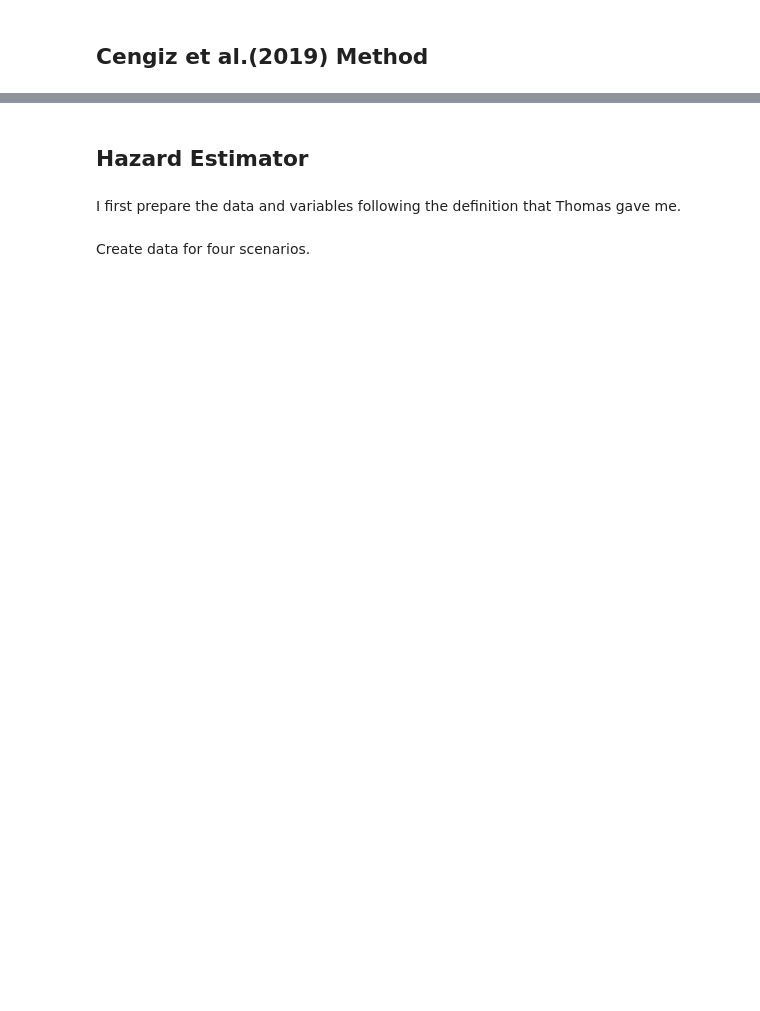
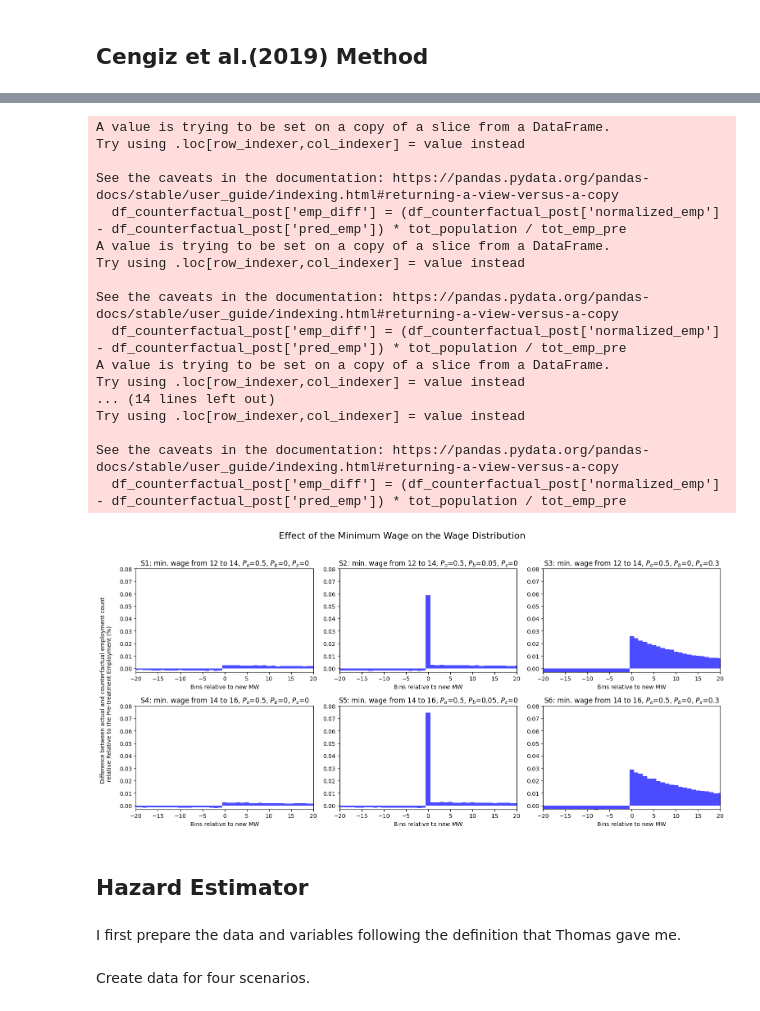
Before and after one commit to boyuchen21/minimum_wage, a Jupyter notebook: codes/compare_estimators.ipynb, the cells around one changed output, grey strips where cells are left out. Cells and saved outputs as stored; diff of their text form; code cells hidden in the pictures; blank space fills up the shorter version.

```diff
--- a/codes/compare_estimators.ipynb
+++ b/codes/compare_estimators.ipynb
@@ -26,10 +27,10 @@ log_wages = generate_log_wages(1_000_000)
 # real_m_pre, real_m_post, P_o, P_b, P_s
 scenarios = {
     'S1': (12, 14, 0.5, 0, 0),
-    'S2': (12, 14, 0.5, 0.1, 0),
+    'S2': (12, 14, 0.5, 0.05, 0),
     'S3': (12, 14, 0.5, 0, 0.3),
     'S4': (14, 16, 0.5, 0, 0),
-    'S5': (14, 16, 0.5, 0.1, 0),
+    'S5': (14, 16, 0.5, 0.05, 0),
     'S6': (14, 16, 0.5, 0, 0.3)
 }
 
@@ -428,16 +520,16 @@ plt.show()
 # %%
-def plot_cengiz_counterfactual(log_wages, scenario):
+def plot_cengiz_counterfactual(log_wages, scenario, tot_population=1_000_000):
     real_m_pre, real_m_post, P_o, P_b, P_s = scenario
     data = prepare_cengiz_data(log_wages, scenario)
+    data = data.set_index(['wagcat', 'time'])
 
     # Prepare the independent variables (min* and bin* dummies)
-    X = data.filter(regex='^(min\\d{1,2}|bin)').copy()
+    X = data.filter(regex='^(min\\d{1,2}|time|wagcat)').copy()
+    X = sm.add_constant(X)
     y = data['normalized_emp']
 
-    # Fit the OLS model
-    model = sm.OLS(y, X).fit()
-    # Generate and plot results for each scenario
-    model.params.filter(regex='^(min\\d{1,2}|min0)')
+    # # Fit the OLS model
+    model = PanelOLS(y, X, entity_effects=True, time_effects=False).fit(cov_type='clustered', cluster_entity=True)
 
     # Create a copy of the original data
     df_counterfactual = data.copy()
@@ -448,9 +540,9 @@ def plot_cengiz_counterfactual(log_wages, scenario):
     # predict counterfactual employment
     df_counterfactual['pred_emp'] = model.predict(df_counterfactual[X.columns])
     # calculate the difference between actual and predicted employment using post period data
-    # tot_emp_pre = df_counterfactual[df_counterfactual['period'] == 'pre']['normalized_emp'].sum()
-    df_counterfactual_post = df_counterfactual[df_counterfactual['period'] == 'post']
-    df_counterfactual_post['emp_diff'] = df_counterfactual_post['normalized_emp'] - df_counterfactual_post['pred_emp']
+    tot_emp_pre = df_counterfactual[df_counterfactual['period'] == 'pre']['fweight'].sum()
+    df_counterfactual_post = df_counterfactual[df_counterfactual['period'] == "post"]
+    df_counterfactual_post['emp_diff'] = (df_counterfactual_post['normalized_emp'] - df_counterfactual_post['pred_emp']) * tot_population / tot_emp_pre
 
     # sort from lowest bin
     df_counterfactual_post = df_counterfactual_post.sort_values('rel_pos')
@@ -458,33 +550,50 @@ def plot_cengiz_counterfactual(log_wages, scenario):
     # running sum of emp change
     df_counterfactual_post['emp_diff_sum'] = df_counterfactual_post['emp_diff'].cumsum()
 
-    # find rows with largest emp_diff
-    df_counterfactual_post.nlargest(10, 'emp_diff')
-
     ax.bar(df_counterfactual_post['rel_pos'], df_counterfactual_post['emp_diff'], width=1, color='blue', alpha=0.7, label='Change in Employment')
 
     ax.set_xlabel('Bins relative to new MW')
     # ax.set_ylabel('% Change in Employment Relative to Pre-Total Employment')
-    ax.set_title(f'{scenario_name}: minimum wage from {real_m_pre} to {real_m_post}, $P_o$={P_o}, $P_b$={P_b}, $P_s$={P_s}')
+    ax.set_title(f'{scenario_name}: min. wage from {real_m_pre} to {real_m_post}, $P_o$={P_o}, $P_b$={P_b}, $P_s$={P_s}')
     ax.set_xlim(-20, 20)
+
+    ax.set_ylim(-0.005, 0.08)
     plt.tight_layout()
 # %%
 # Create subplots
 fig, axs = plt.subplots(2, 3, figsize=(16, 8))
 
 # Generate and plot results for each scenario
 for ax, (scenario_name, scenario) in zip(axs.flatten(), scenarios.items()):
-    plot_cengiz_counterfactual(log_wages, scenario)
+    tot_population = np.shape(log_wages)[0]
+    plot_cengiz_counterfactual(log_wages, scenario, tot_population)
 
 # Set common ylabel
-fig.text(0.04, 0.5, 'Percentage Change in Employment Relative to Pre-Total Employment (%)', va='center', rotation='vertical')
+fig.text(0.04, 0.5, 'Difference between actual and counterfactual employment \n Relative to the Pre-treatment Employment', va='center', rotation='vertical')
 plt.suptitle('Effect of the Minimum Wage on the Wage Distribution', fontsize=16)
-# only show legend for panel 3
-axs[0, 1].legend()
 
 # Adjust layout
-plt.tight_layout(rect=[0.04, 0.04, 1, 0.96])
+plt.tight_layout(rect=[0.06, 0.06, 1, 0.96])
 plt.show()
+# %% [output]
+A value is trying to be set on a copy of a slice from a DataFrame.
+Try using .loc[row_indexer,col_indexer] = value instead
+
+See the caveats in the documentation: https://pandas.pydata.org/pandas-docs/stable/user_guide/indexing.html#returning-a-view-versus-a-copy
+  df_counterfactual_post['emp_diff'] = (df_counterfactual_post['normalized_emp'] - df_counterfactual_post['pred_emp']) * tot_population / tot_emp_pre
+A value is trying to be set on a copy of a slice from a DataFrame.
+Try using .loc[row_indexer,col_indexer] = value instead
+
+See the caveats in the documentation: https://pandas.pydata.org/pandas-docs/stable/user_guide/indexing.html#returning-a-view-versus-a-copy
+  df_counterfactual_post['emp_diff'] = (df_counterfactual_post['normalized_emp'] - df_counterfactual_post['pred_emp']) * tot_population / tot_emp_pre
+A value is trying to be set on a copy of a slice from a DataFrame.
+Try using .loc[row_indexer,col_indexer] = value instead
+... (14 lines left out)
+Try using .loc[row_indexer,col_indexer] = value instead
+
+See the caveats in the documentation: https://pandas.pydata.org/pandas-docs/stable/user_guide/indexing.html#returning-a-view-versus-a-copy
+  df_counterfactual_post['emp_diff'] = (df_counterfactual_post['normalized_emp'] - df_counterfactual_post['pred_emp']) * tot_population / tot_emp_pre
+[figure, added]
 # %% [markdown]
 ## Hazard Estimator
 # %% [markdown]
```
Also changed, not shown: parts of 20 cells of this notebook, 8 other files.
